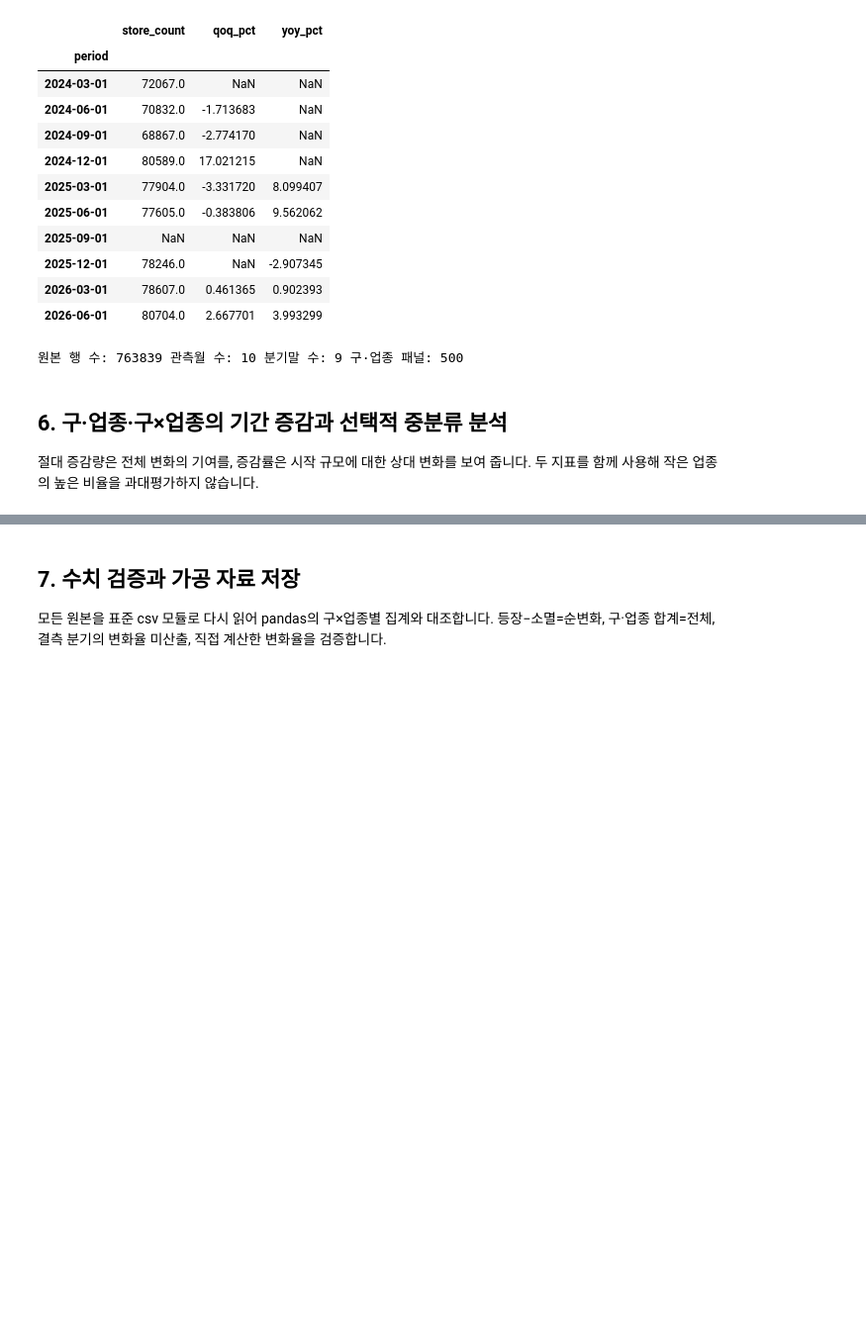
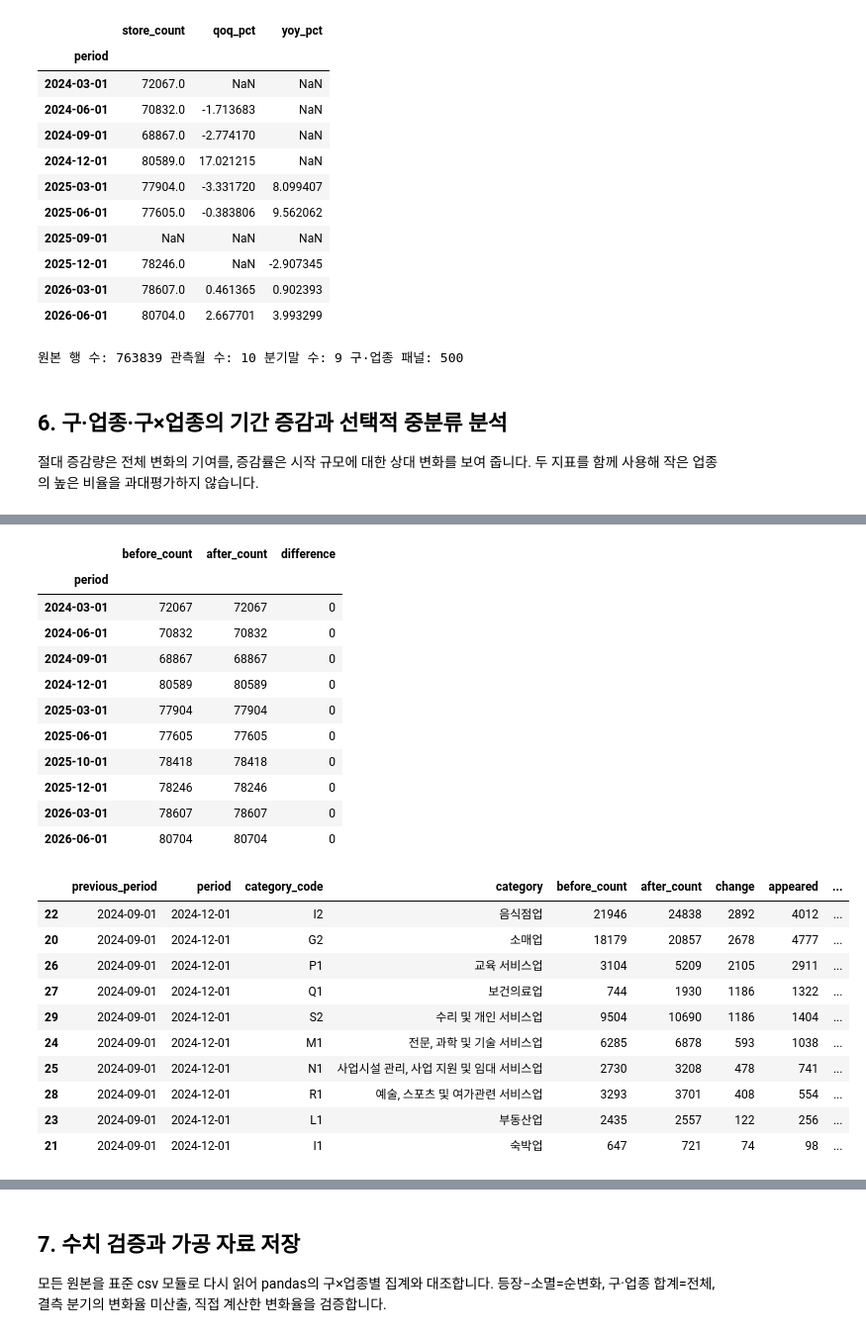
Before and after one commit to Frost0313z/daejeon-commercial-analysis, a Jupyter notebook: analysis.ipynb, the cells around one changed output, grey strips where cells are left out. Shown at 99% size. Cells and saved outputs as stored; diff of their text form; code cells hidden in the pictures; blank space fills up the shorter version.

```diff
--- a/analysis.ipynb
+++ b/analysis.ipynb
@@ -394,0 +529,77 @@ display(sensitivity)
+# %%
+raw_major = raw_data.groupby(['period', '상권업종대분류코드']).size().rename('before_count').reset_index().rename(columns={'상권업종대분류코드': 'category_code'})
+after_major = major_panel.groupby(['period', 'category_code'], as_index=False).agg(after_count=('store_count', lambda s: s.sum(min_count=len(s))))
+normalization_comparison = raw_major.merge(after_major, on=['period', 'category_code'], how='outer', validate='one_to_one')
+normalization_comparison['category'] = normalization_comparison.category_code.map(major_names)
+normalization_comparison['difference'] = normalization_comparison.after_count - normalization_comparison.before_count
+normalization_comparison['difference_pct'] = normalization_comparison.difference / normalization_comparison.before_count.where(normalization_comparison.before_count.ne(0)) * 100
+total_comparison = normalization_comparison.groupby('period')[['before_count', 'after_count', 'difference']].sum(min_count=1)
+
+previous_panel = pd.read_csv(OUT / 'before_normalization_timeseries.csv', parse_dates=['period'])
+old_category_to_code = raw_data[[CAT, '상권업종대분류코드']].drop_duplicates().set_index(CAT)['상권업종대분류코드'].to_dict()
+previous_panel['category_code'] = previous_panel.category.map(old_category_to_code)
+new_panel_comparison = panel.merge(previous_panel,
+    on=['period', 'district', 'category_code'], suffixes=('_normalized', '_previous'), validate='one_to_one')
+new_panel_comparison['difference'] = new_panel_comparison.store_count_normalized - new_panel_comparison.store_count_previous
+
+decomposition_rows, reclassification_rows = [], []
+normalized_frames = {period: frame.set_index(ID) for period, frame in normalized.groupby('period')}
+for previous, current in zip(periods, periods[1:]):
+    old, new = normalized_frames[previous], normalized_frames[current]
+    common = old.index.intersection(new.index)
+    entered, exited = new.index.difference(old.index), old.index.difference(new.index)
+    old_common = old.loc[common, 'normalized_major_code'].fillna('미확정')
+    new_common = new.loc[common, 'normalized_major_code'].fillna('미확정')
+    changed = old_common.ne(new_common)
+    flow = pd.DataFrame({'old_category_code': old_common[changed], 'new_category_code': new_common[changed]})
+    for (old_code, new_code), n in flow.value_counts().items():
+        reclassification_rows.append({'previous_period': previous, 'period': current,
+            'old_category_code': old_code, 'new_category_code': new_code, 'store_count': n})
+    for code, name in major_names.items():
+        before_count = int(old.normalized_major_code.eq(code).sum())
+        after_count = int(new.normalized_major_code.eq(code).sum())
+        entrants = int(new.loc[entered, 'normalized_major_code'].eq(code).sum())
+        exits = int(old.loc[exited, 'normalized_major_code'].eq(code).sum())
+        moved_in = int((new_common.eq(code) & ~old_common.eq(code)).sum())
+        moved_out = int((old_common.eq(code) & ~new_common.eq(code)).sum())
+        assert after_count - before_count == entrants - exits + moved_in - moved_out
+        decomposition_rows.append({'previous_period': previous, 'period': current, 'category_code': code, 'category': name,
+            'before_count': before_count, 'after_count': after_count, 'change': after_count - before_count,
+            'appeared': entrants, 'disappeared': exits, 'id_net_change': entrants - exits,
+            'common_reclassified_in': moved_in, 'common_reclassified_out': moved_out, 'reclassification_net': moved_in - moved_out})
+decomposition = pd.DataFrame(decomposition_rows)
+reclassification_flows = pd.DataFrame(reclassification_rows)
+shock_decomposition = decomposition.loc[decomposition.period.eq('2024-12-01')].sort_values('change', ascending=False)
+full_period_growth = growth_table(category, start=periods[0])
+display(total_comparison)
+display(shock_decomposition)
+display(full_period_growth)
+for rate in ['qoq', 'yoy']:
+    before_rate, after_rate = new_panel_comparison[f'{rate}_pct_previous'], new_panel_comparison[f'{rate}_pct_normalized']
+    assert before_rate.isna().equals(after_rate.isna())
+    new_panel_comparison[f'{rate}_difference_pp'] = after_rate - before_rate
+    assert np.allclose(before_rate, after_rate, equal_nan=True)
+# %% [output]
+|  | before_count | after_count | difference |
+| period |  |  |  |
+| 2024-03-01 | 72067 | 72067 | 0 |
+| 2024-06-01 | 70832 | 70832 | 0 |
+| 2024-09-01 | 68867 | 68867 | 0 |
+| 2024-12-01 | 80589 | 80589 | 0 |
+| 2025-03-01 | 77904 | 77904 | 0 |
+| 2025-06-01 | 77605 | 77605 | 0 |
+| 2025-10-01 | 78418 | 78418 | 0 |
+| 2025-12-01 | 78246 | 78246 | 0 |
+| 2026-03-01 | 78607 | 78607 | 0 |
+| 2026-06-01 | 80704 | 80704 | 0 |
+|  | previous_period | period | category_code | category | before_count | after_count | change | appeared | ... |
+| 22 | 2024-09-01 | 2024-12-01 | I2 | 음식점업 | 21946 | 24838 | 2892 | 4012 | ... |
+| 20 | 2024-09-01 | 2024-12-01 | G2 | 소매업 | 18179 | 20857 | 2678 | 4777 | ... |
+| 26 | 2024-09-01 | 2024-12-01 | P1 | 교육 서비스업 | 3104 | 5209 | 2105 | 2911 | ... |
+| 27 | 2024-09-01 | 2024-12-01 | Q1 | 보건의료업 | 744 | 1930 | 1186 | 1322 | ... |
+| 29 | 2024-09-01 | 2024-12-01 | S2 | 수리 및 개인 서비스업 | 9504 | 10690 | 1186 | 1404 | ... |
+| 24 | 2024-09-01 | 2024-12-01 | M1 | 전문, 과학 및 기술 서비스업 | 6285 | 6878 | 593 | 1038 | ... |
+| 25 | 2024-09-01 | 2024-12-01 | N1 | 사업시설 관리, 사업 지원 및 임대 서비스업 | 2730 | 3208 | 478 | 741 | ... |
+| 28 | 2024-09-01 | 2024-12-01 | R1 | 예술, 스포츠 및 여가관련 서비스업 | 3293 | 3701 | 408 | 554 | ... |
+| 23 | 2024-09-01 | 2024-12-01 | L1 | 부동산업 | 2435 | 2557 | 122 | 256 | ... |
+| 21 | 2024-09-01 | 2024-12-01 | I1 | 숙박업 | 647 | 721 | 74 | 98 | ... |
```
Also changed, not shown: parts of 14 cells of this notebook, 41 other files.
